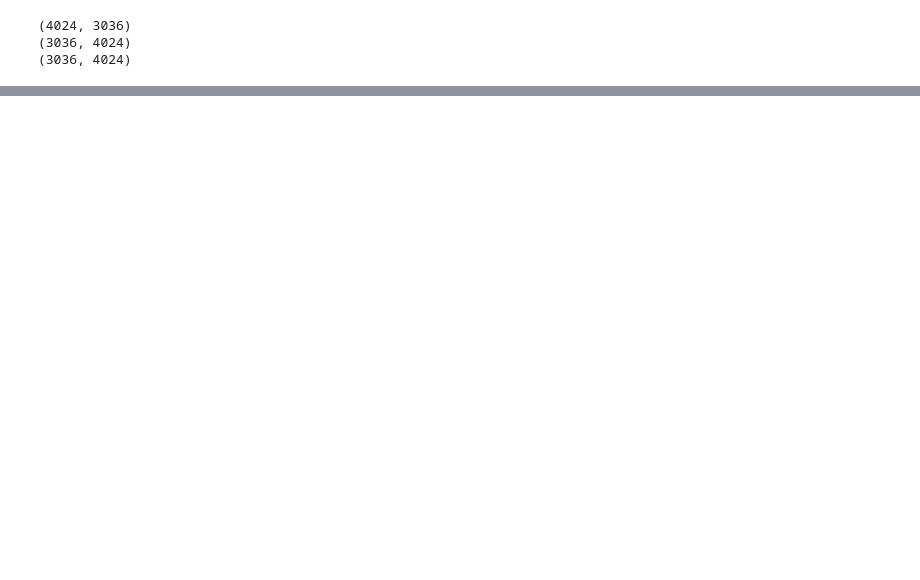
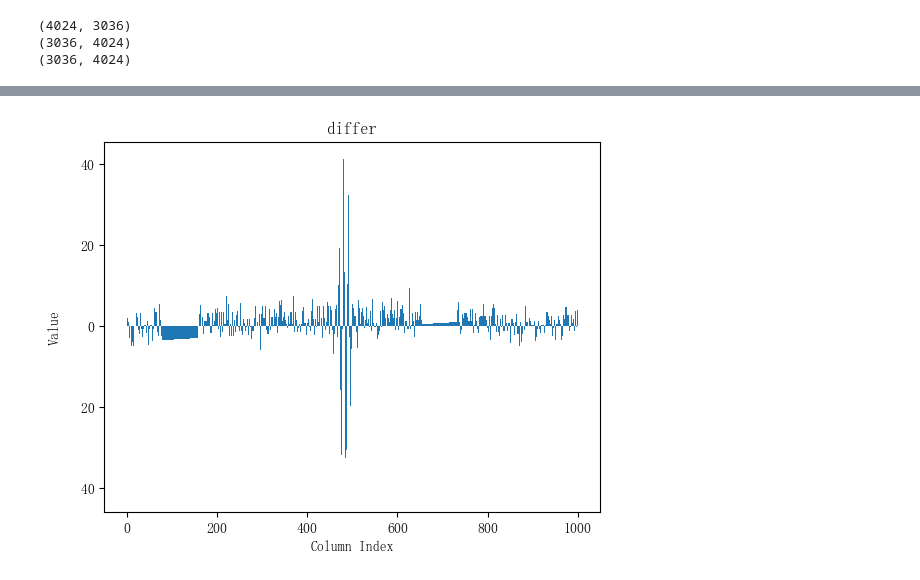
Before and after one commit to 2nd-Elysia/image_restract, a Jupyter notebook: picture_minus_numpy.ipynb, the cells around one changed output, grey strips where cells are left out. Saved outputs shown, nothing was run; the diff lists cells and outputs as text; code cells hidden in the pictures; blank space fills up the shorter version.

```diff
--- a/picture_minus_numpy.ipynb
+++ b/picture_minus_numpy.ipynb
@@ -86,0 +120,11 @@ np.set_printoptions(threshold=np.inf)
+# %%
+selected_difference = difference[1500:2500]
+plt.bar(range(len(selected_difference)), selected_difference, width=1.0)
+
+plt.title("differ")
+plt.xlabel('Column Index')
+plt.ylabel('Value')
+# 显示图形
+plt.show()
+# %% [output]
+[figure, added]
```
Also changed, not shown: parts of 6 cells of this notebook, 25 other files.
